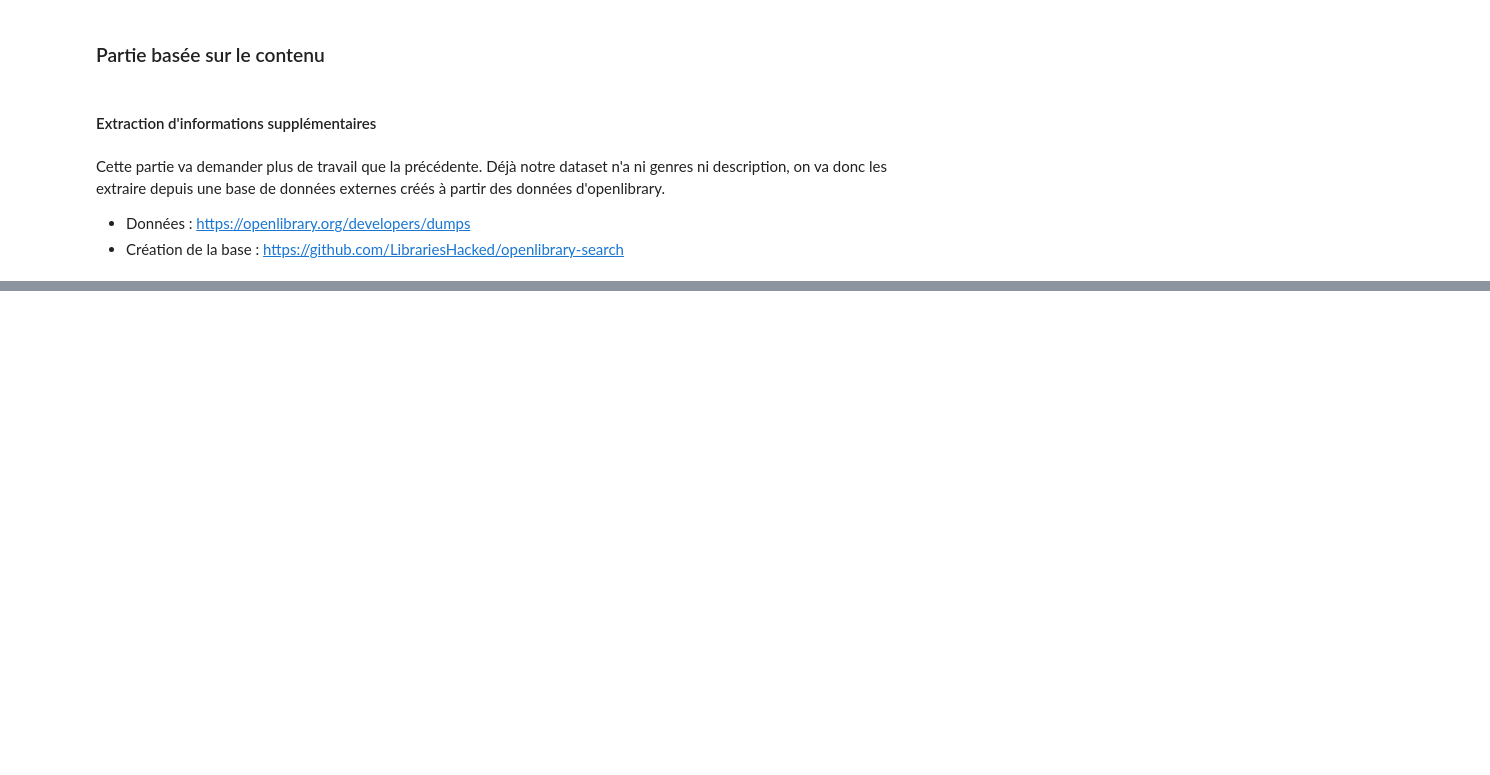
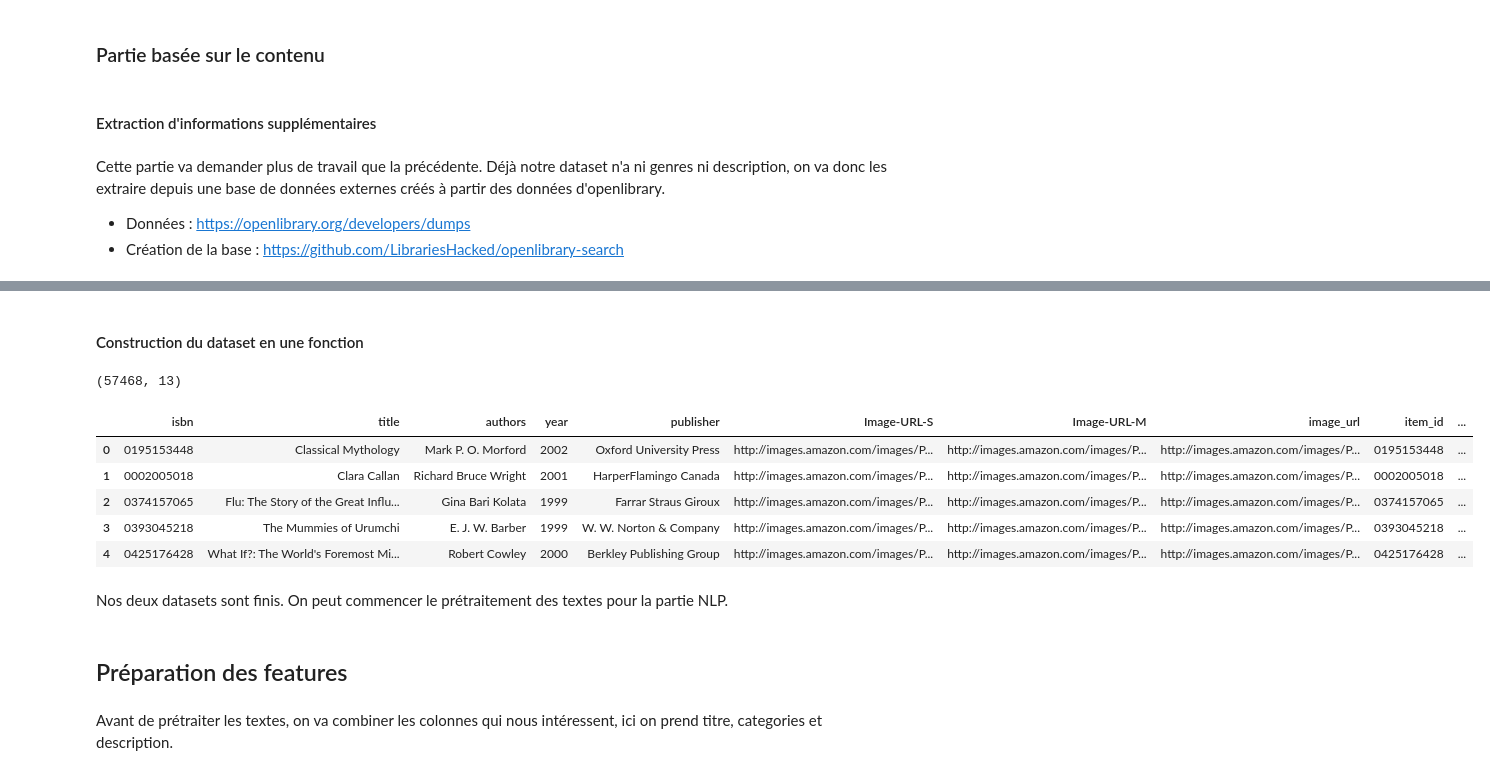
Before and after one commit to redyddm/projet_ter, a Jupyter notebook: reco_books/notebooks/notebook.ipynb, the cells around one changed output, grey strips where cells are left out. Saved outputs shown, nothing was run; the diff lists cells and outputs as text; code cells hidden in the pictures; blank space fills up the shorter version.

Commit message:
modif commentaires + reco content

```diff
--- a/reco_books/notebooks/notebook.ipynb
+++ b/reco_books/notebooks/notebook.ipynb
@@ -815,0 +910,2 @@ def add_genres_str_column(books, categories_df, book_id_col="book_id", genres_co
+# %%
+allowed_langs=['en', 'eng', 'en-US', 'en-GB', 'en-CA']
@@ -815,0 +933,2 @@ def add_genres_str_column(books, categories_df, book_id_col="book_id", genres_co
+# %% [markdown]
+#### Construction du dataset en une fonction
@@ -815,0 +978,20 @@ def add_genres_str_column(books, categories_df, book_id_col="book_id", genres_co
+# %%
+allowed_langs=['en', 'eng', 'en-US', 'en-GB', 'en-CA']
+# %%
+content_dataset = build_content_dataset(books, title_col='title',
+                                        lang_col="language", add_language=True,
+                                        get_description=True, allowed_langs=allowed_langs,
+                                        update_db=False)
+# %%
+content_dataset.shape
+# %% [output]
+(57468, 13)
+# %%
+content_dataset.head()
+# %% [output]
+|  | isbn | title | authors | year | publisher | Image-URL-S | Image-URL-M | image_url | item_id | ... |
+| 0 | 0195153448 | Classical Mythology | Mark P. O. Morford | 2002 | Oxford University Press | http://images.amazon.com/images/P... | http://images.amazon.com/images/P... | http://images.amazon.com/images/P... | 0195153448 | ... |
+| 1 | 0002005018 | Clara Callan | Richard Bruce Wright | 2001 | HarperFlamingo Canada | http://images.amazon.com/images/P... | http://images.amazon.com/images/P... | http://images.amazon.com/images/P... | 0002005018 | ... |
+| 2 | 0374157065 | Flu: The Story of the Great Influ... | Gina Bari Kolata | 1999 | Farrar Straus Giroux | http://images.amazon.com/images/P... | http://images.amazon.com/images/P... | http://images.amazon.com/images/P... | 0374157065 | ... |
+| 3 | 0393045218 | The Mummies of Urumchi | E. J. W. Barber | 1999 | W. W. Norton & Company | http://images.amazon.com/images/P... | http://images.amazon.com/images/P... | http://images.amazon.com/images/P... | 0393045218 | ... |
+| 4 | 0425176428 | What If?: The World's Foremost Mi... | Robert Cowley | 2000 | Berkley Publishing Group | http://images.amazon.com/images/P... | http://images.amazon.com/images/P... | http://images.amazon.com/images/P... | 0425176428 | ... |
@@ -815,0 +1007,4 @@ def add_genres_str_column(books, categories_df, book_id_col="book_id", genres_co
+# %% [markdown]
+Nos deux datasets sont finis. On peut commencer le prétraitement des textes pour la partie NLP.
+# %% [markdown]
+## Préparation des features
@@ -815,0 +1014,2 @@ def add_genres_str_column(books, categories_df, book_id_col="book_id", genres_co
+# %% [markdown]
+Avant de prétraiter les textes, on va combiner les colonnes qui nous intéressent, ici on prend titre, categories et description.
```
Also changed, not shown: parts of 68 cells of this notebook, 16 other files.
